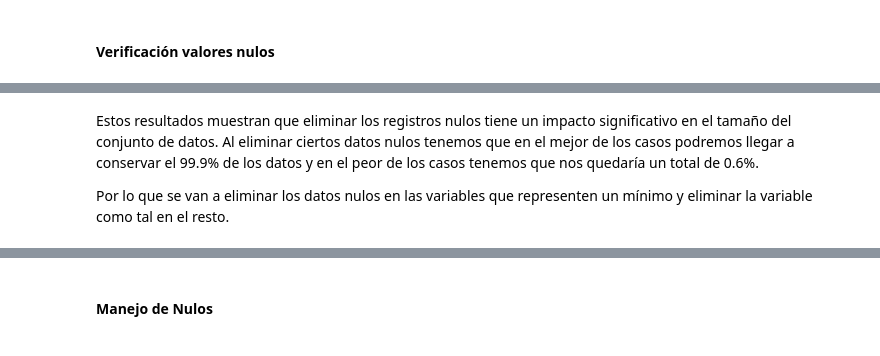
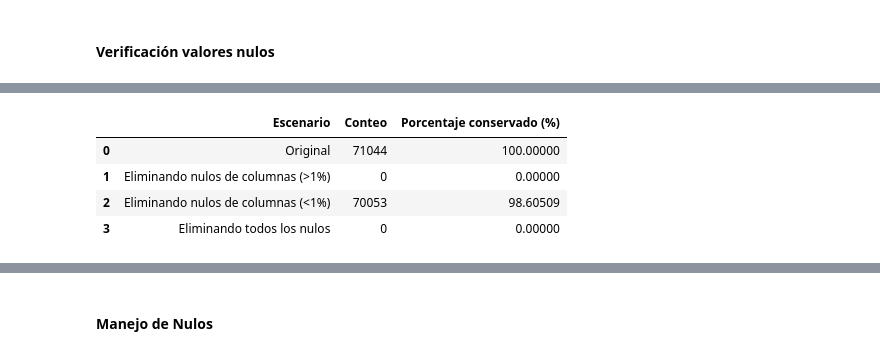
Before and after one commit to LeivaDiego/Lab6-DataScience, a Jupyter notebook: Lab6-ejercicio2.ipynb, the cells around one changed output, grey strips where cells are left out. Cells and saved outputs as stored; diff of their text form; code cells hidden in the pictures.

```diff
--- a/Lab6-ejercicio2.ipynb
+++ b/Lab6-ejercicio2.ipynb
@@ -332,4 +258,39 @@ Sin reviews.userProvince   449     0.632003
-# %% [markdown]
-Estos resultados muestran que eliminar los registros nulos tiene un impacto significativo en el tamaño del conjunto de datos. Al eliminar ciertos datos nulos tenemos que en el mejor de los casos podremos llegar a conservar el 99.9% de los datos y en el peor de los casos tenemos que nos quedaría un total de 0.6%.
-
-Por lo que se van a eliminar los datos nulos en las variables que representen un mínimo y eliminar la variable como tal en el resto.
+# %%
+# Total de registros iniciales
+initial_count = reviews_df.shape[0]
+
+# Escenario 1: Eliminar todos los registros con valores nulos
+dropna_all = reviews_df.dropna()
+dropna_all_count = dropna_all.shape[0]
+
+# Escenario 2: Eliminar los registros con nulos en columnas con más del 1% de nulos
+# Identificamos las columnas con más del 1% de valores nulos
+columns_gt_1pct = reviews_df.columns[reviews_df.isnull().mean() > 0.01]
+dropna_gt_1pct = reviews_df.dropna(subset=columns_gt_1pct)
+dropna_gt_1pct_count = dropna_gt_1pct.shape[0]
+
+# Escenario 3: Eliminar los registros con nulos en columnas con menos del 1% de nulos
+# Identificamos las columnas con menos del 1% de valores nulos
+columns_lt_1pct = reviews_df.columns[reviews_df.isnull().mean() <= 0.01]
+dropna_lt_1pct = reviews_df.dropna(subset=columns_lt_1pct)
+dropna_lt_1pct_count = dropna_lt_1pct.shape[0]
+
+# Cálculo de porcentajes conservados
+dropna_all_pct = (dropna_all_count / initial_count) * 100
+dropna_gt_1pct_pct = (dropna_gt_1pct_count / initial_count) * 100
+dropna_lt_1pct_pct = (dropna_lt_1pct_count / initial_count) * 100
+
+# Resultados del análisis de impacto
+impact_analysis = pd.DataFrame({
+    'Escenario': ['Original', 'Eliminando nulos de columnas (>1%)', 'Eliminando nulos de columnas (<1%)', 'Eliminando todos los nulos'],
+    'Conteo': [initial_count, dropna_gt_1pct_count, dropna_lt_1pct_count, dropna_all_count],
+    'Porcentaje conservado (%)': [100, dropna_gt_1pct_pct, dropna_lt_1pct_pct, dropna_all_pct]
+})
+
+display(impact_analysis)
+# %% [output]
+|  | Escenario | Conteo | Porcentaje conservado (%) |
+| 0 | Original | 71044 | 100.00000 |
+| 1 | Eliminando nulos de columnas (>1%) | 0 | 0.00000 |
+| 2 | Eliminando nulos de columnas (<1%) | 70053 | 98.60509 |
+| 3 | Eliminando todos los nulos | 0 | 0.00000 |
```
Also changed, not shown: parts of 27 cells of this notebook, 2 other files.
